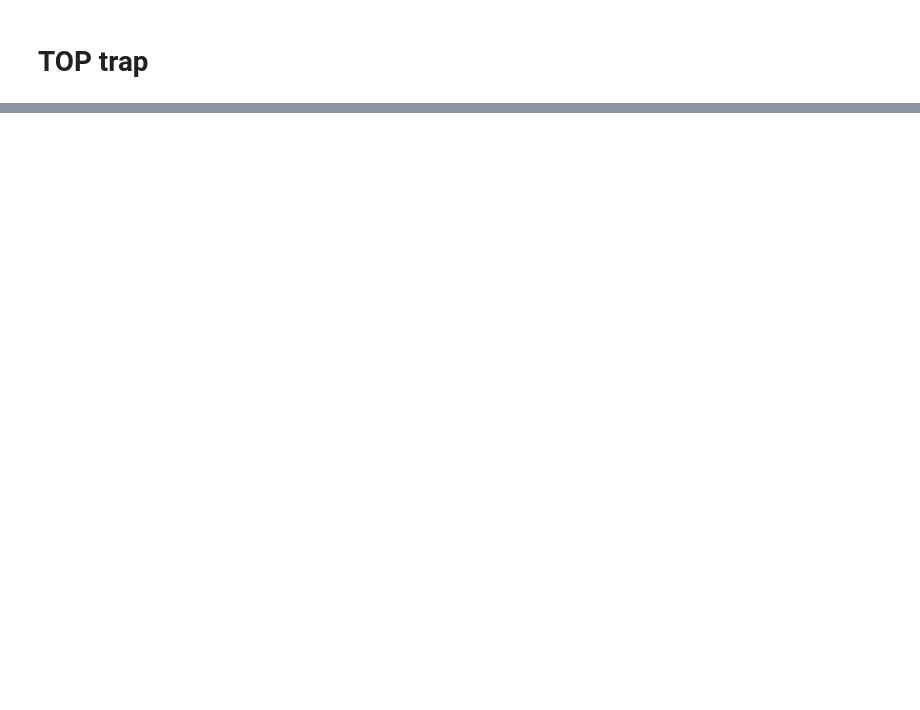
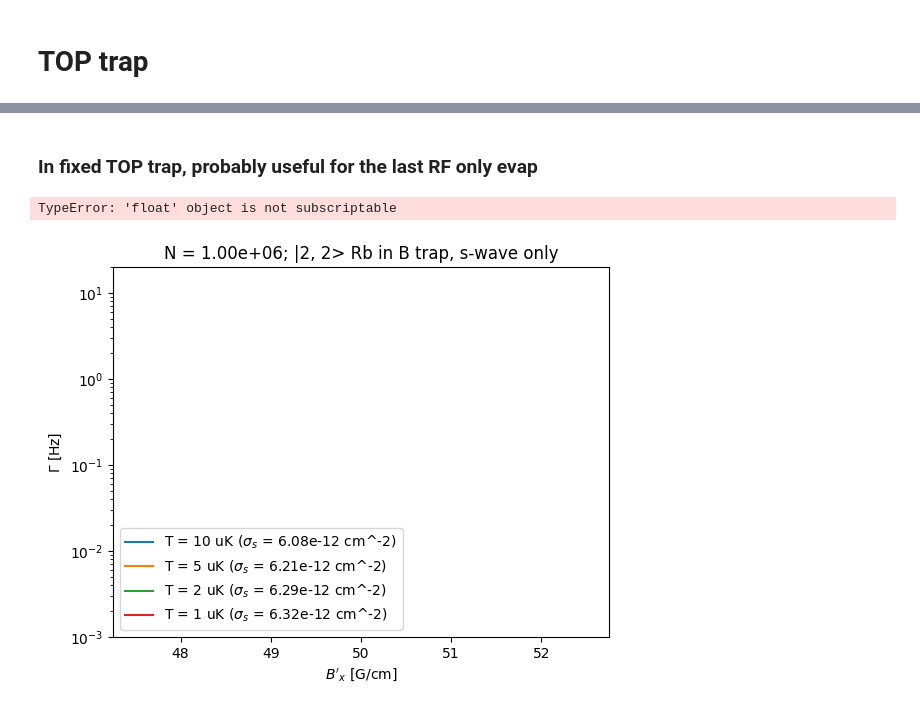
Before and after one commit to Shao-Wen-Chang/E9_constant, a Jupyter notebook: projects/general_cooling_trapping/collision_rate_in_Btrap.ipynb, the cells around one changed output, grey strips where cells are left out. Cells and saved outputs as stored; diff of their text form; code cells hidden in the pictures; blank space fills up the shorter version.

```diff
--- a/projects/general_cooling_trapping/collision_rate_in_Btrap.ipynb
+++ b/projects/general_cooling_trapping/collision_rate_in_Btrap.ipynb
@@ -80,0 +117,20 @@ print(E9ct.majorana_loss_radius(E9a.K40_4_2S1o2_F9o2, B_grad, T_rf_evap))
+# %%
+T = 0.54e-6
+B_G_b = 4
+B_G_q_grad = 50.
+N = 1.3e5
+
+wbar_Rb_xy = E9ct.wr_TOP(B_G_q_grad, B_G_b, mu_Rb, Rb_atom.mass)
+wbar_Rb_TOP = np.sqrt(2) * wbar_Rb_xy
+n_Rb_peak_TOP = E9ct.n_peak_har(N, wbar_Rb_TOP, T, Rb_atom.mass)
+wbar_K_xy = E9ct.wr_TOP(B_G_q_grad, B_G_b, mu_K, K_atom.mass)
+wbar_K_TOP = np.sqrt(2) * wbar_K_xy
+n_K_peak_TOP = E9ct.n_peak_har(N, wbar_K_TOP, T, K_atom.mass)
+
+print(f"T = {T * 1e6:.2f} uK, B_b = {B_G_b} G, B_grad = {B_G_q_grad} G, N = {N:.2e}")
+print(f"trap frequencies (radial): w/2pi = (Rb) {wbar_Rb_xy / 2. / np.pi:.2f} (K) {wbar_K_xy / 2. / np.pi:.2f} [Hz]")
+print(f"trap frequencies (g.m.): w/2pi = (Rb) {wbar_Rb_TOP / 2. / np.pi:.2f} (K) {wbar_K_TOP / 2. / np.pi:.2f} [Hz]")
+print(f"peak density: {n_Rb_peak_TOP / 1e6:.2e} [1/cm^3]")
+print(f"PSD = {E9ct.PSD_har(N, wbar_Rb_TOP, T, Rb_atom.mass):.2e}")
+print(f"collision rate: {gamma_Rb_for_TOP(T, B_G_b, B_G_q_grad, N):.2f} [Hz]")
+print(f"three-body loss rate: {6 * E9c.G3loss_Rb87_F2mF2 * n_Rb_peak_TOP**2:.4f} [Hz] (thermal)")
@@ -80,0 +145,28 @@ print(E9ct.majorana_loss_radius(E9a.K40_4_2S1o2_F9o2, B_grad, T_rf_evap))
+# %% [markdown]
+### In fixed TOP trap, probably useful for the last RF only evap
+# %%
+B_G_TOP_bias = 3.5                          # [G] TOP bias field
+N_all = 1e6
+# %%
+wbar_Rb_TOP = np.sqrt(10 / 3) * E9ct.wr_TOP(B_G_q_grad, B_G_TOP_bias, mu_Rb, Rb_atom.mass)
+
+fig = plt.figure()
+ax = fig.add_subplot(111)
+for T in Ts:
+    n = E9ct.n_peak_har(N_all, wbar_Rb_TOP, T, Rb_atom.mass)   # peak density
+    k_T = np.sqrt(E9c.k_B * T * E9c.m_Rb87) / E9c.hbar
+    xsection = E9a.xsection_s(a_s, k_T, x2 = True)
+    line_label = "T = {} uK (".format(int(T * 1e6)) + r"$\sigma_s$" \
+                + " = {:.2e} cm^-2)".format(xsection * 1e4)
+    collision_rate = E9ct.collision_rate(n, xsection, E9c.m_Rb87, T)
+    ax.plot(B_G_q_grad, collision_rate, label = line_label)
+ax.set_title("N = {:.2e}; |2, 2> Rb in B trap, s-wave only".format(N_all))
+ax.set_xlabel(r"$B'_x$" + " [G/cm]")
+ax.set_ylabel(r"$\Gamma$" + " [Hz]")
+ax.set_yscale("log")
+ax.set_ylim(1e-3, 20)
+ax.legend()
+ax.hlines([1, 10], B_G_q_grad[0], B_G_q_grad[-1], colors = "k", linestyles = "--")
+# %% [output]
+TypeError: 'float' object is not subscriptable
+[figure, added]
```
Also changed, not shown: parts of 13 cells of this notebook, 10 other files.
